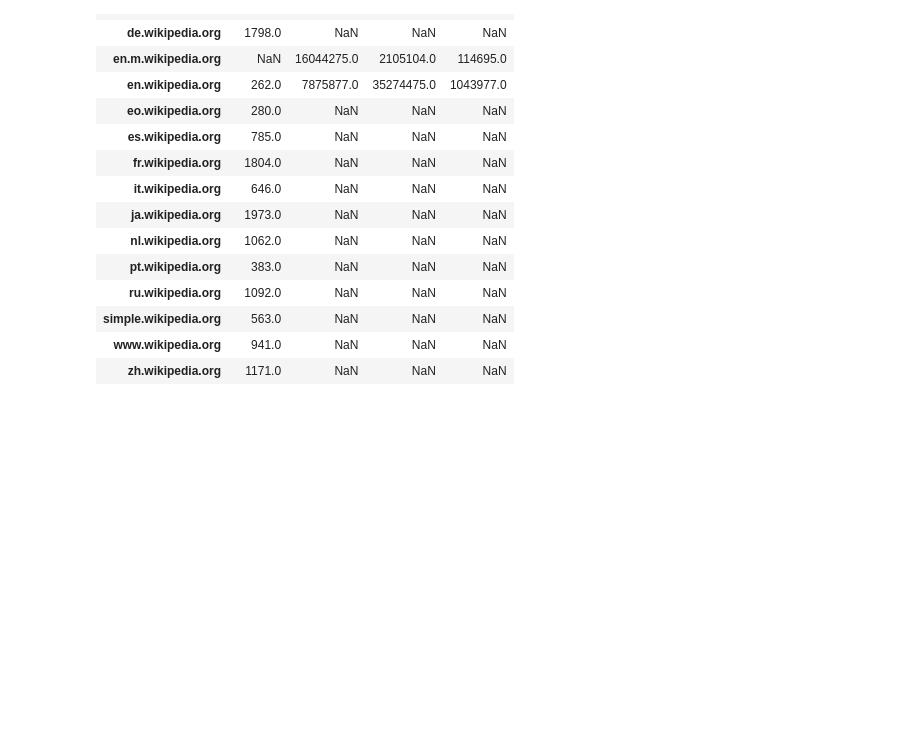
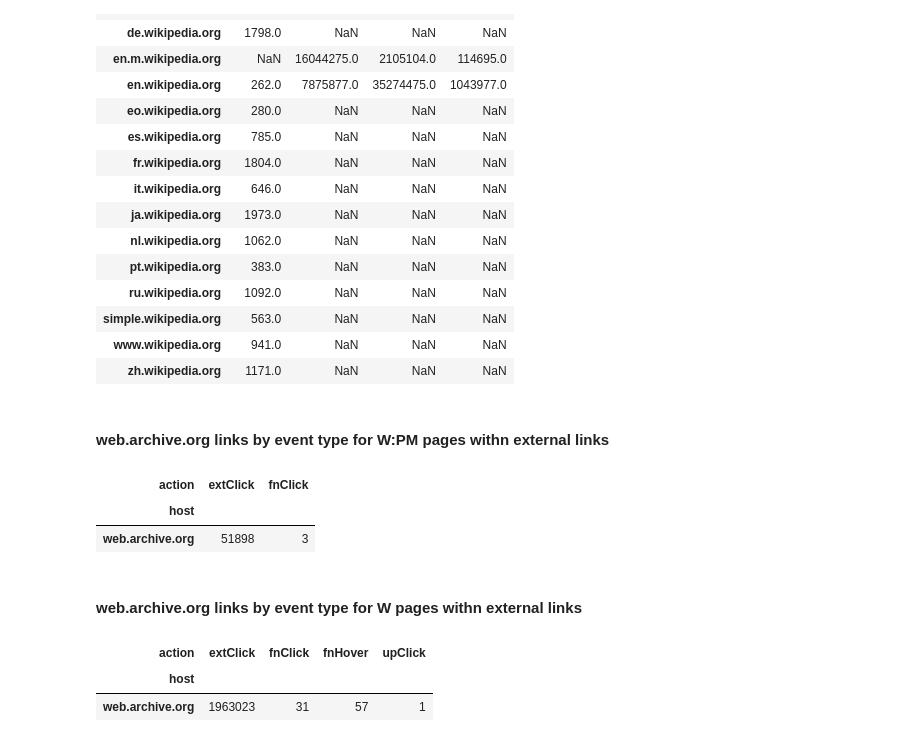
Before and after one commit to elifesciences-publications/wiki-citation-usage, a Jupyter notebook: notebooks/events-and-counts--hostnames.ipynb, the cells around one changed output. Cells and saved outputs as stored; diff of their text form; code cells hidden in the pictures; blank space fills up the shorter version.

Commit message:
add counts for web.archive.org links (events and static)

```diff
--- a/notebooks/events-and-counts--hostnames.ipynb
+++ b/notebooks/events-and-counts--hostnames.ipynb
@@ -544,3 +584,65 @@ top_wiki_hosts_events_pandas.pivot(index='host', columns='action', values='count
 | simple.wikipedia.org | 563.0 | NaN | NaN | NaN |
 | www.wikipedia.org | 941.0 | NaN | NaN | NaN |
 | zh.wikipedia.org | 1171.0 | NaN | NaN | NaN |
+# %% [markdown]
+#### web.archive.org links by event type for W:PM pages withn external links
+# %%
+# web.archive.org links by event type for W:PM pages withn external links
+archive_org_wpm_query = """
+SELECT PARSE_URL(LOWER(link_url),'HOST') AS host, action, COUNT(*) AS count
+FROM citationusage
+WHERE wiki = 'enwiki'
+AND LOWER(link_url) RLIKE '^https?://web.archive.org/web/'
+AND PARSE_URL(LOWER(link_url),'HOST') = 'web.archive.org'
+AND page_id IN
+        (SELECT page_id FROM ryanmax.population_wpm_pages_with_extlinks)
+{}
+AND to_date(event_time) >= '{}'
+AND to_date(event_time) <= '{}'
+AND useragent_is_bot = FALSE
+GROUP BY host, action
+"""
+archive_org_wpm_events = spark.sql(
+    archive_org_wpm_query.format(
+        event_exclusion_sql, start_date_string, end_date_string
+    ))
+archive_org_wpm_events_rdd = archive_org_wpm_events.rdd
+archive_org_wpm_events_df = sqlContext.createDataFrame(archive_org_wpm_events_rdd)
+archive_org_wpm_events_pandas = archive_org_wpm_events_df.toPandas()
+
+archive_org_wpm_events_pandas.pivot(index='host', columns='action', values='count')
+# %% [output]
+| action | extClick | fnClick |
+| host |  |  |
+| web.archive.org | 51898 | 3 |
+# %% [markdown]
+#### web.archive.org links by event type for W pages withn external links
+# %%
+# web.archive.org links by event type for W pages withn external links
+archive_org_w_query = """
+SELECT PARSE_URL(LOWER(link_url),'HOST') AS host, action, COUNT(*) AS count
+FROM citationusage
+WHERE wiki = 'enwiki'
+AND LOWER(link_url) RLIKE '^https?://web.archive.org/web/'
+AND PARSE_URL(LOWER(link_url),'HOST') = 'web.archive.org'
+AND page_id IN
+        (SELECT page_id FROM ryanmax.population_w_pages_with_extlinks)
+{}
+AND to_date(event_time) >= '{}'
+AND to_date(event_time) <= '{}'
+AND useragent_is_bot = FALSE
+GROUP BY host, action
+"""
+archive_org_w_events = spark.sql(
+    archive_org_w_query.format(
+        event_exclusion_sql, start_date_string, end_date_string
+    ))
+archive_org_w_events_rdd = archive_org_w_events.rdd
+archive_org_w_events_df = sqlContext.createDataFrame(archive_org_w_events_rdd)
+archive_org_w_events_pandas = archive_org_w_events_df.toPandas()
+
+archive_org_w_events_pandas.pivot(index='host', columns='action', values='count')
+# %% [output]
+| action | extClick | fnClick | fnHover | upClick |
+| host |  |  |  |  |
+| web.archive.org | 1963023 | 31 | 57 | 1 |
```
Also changed, not shown: parts of 5 cells of this notebook.
